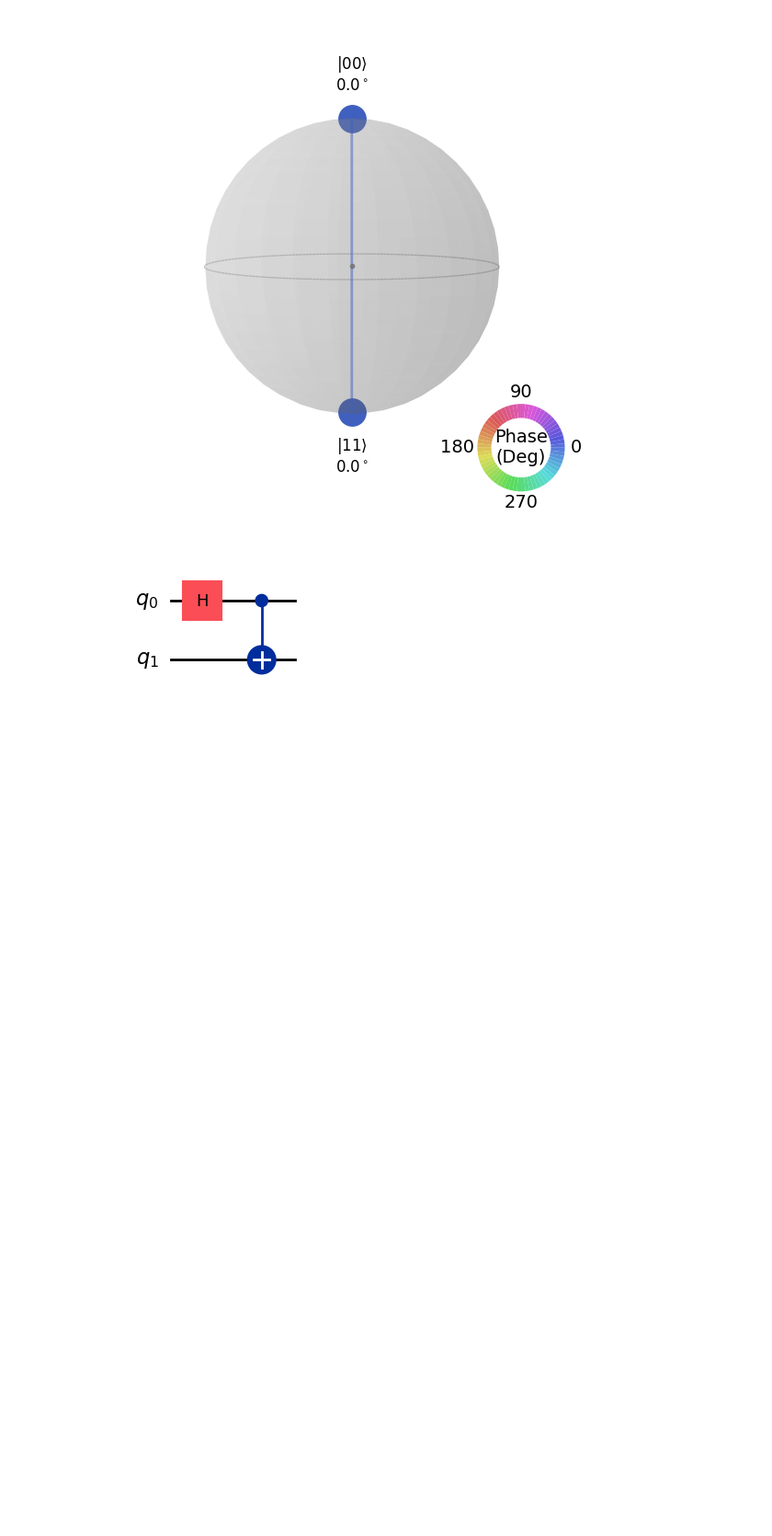
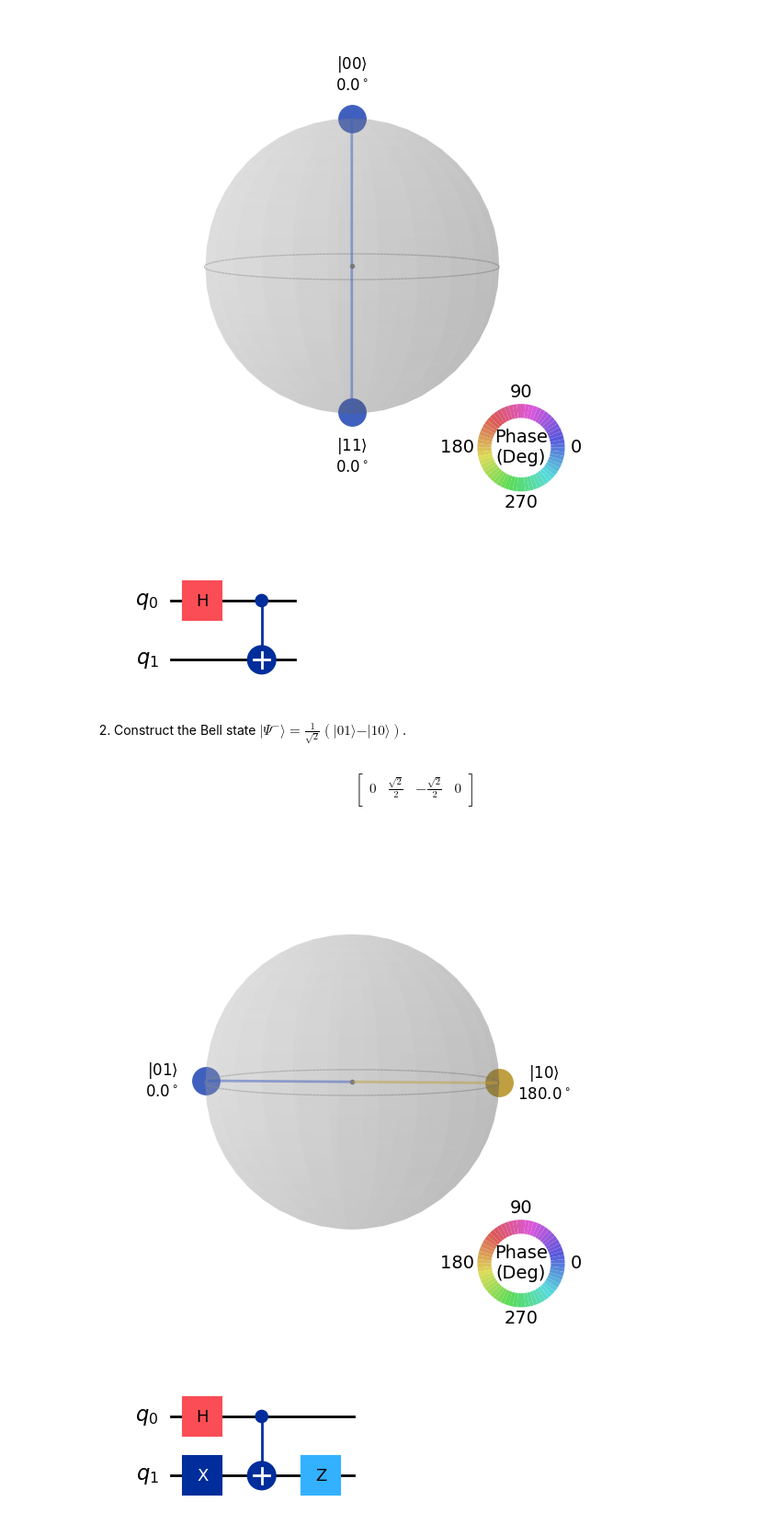
Before and after one commit to ManishSahani24/Quantum-Information-and-Computing, a Jupyter notebook: 1st step in Quantum Computing.ipynb, the cells around one changed output. Shown at 92% size. Saved outputs shown, nothing was run; the diff lists cells and outputs as text; code cells hidden in the pictures; blank space fills up the shorter version.

```diff
--- a/1st step in Quantum Computing.ipynb
+++ b/1st step in Quantum Computing.ipynb
@@ -250,3 +244,29 @@ $$
 $$
 [figure]
 [figure]
+# %% [markdown]
+2. Construct the Bell state $\vert\Psi^-\rangle = \frac{1}{\sqrt{2}}\left(\vert01\rangle - \vert10\rangle\right)$.
+# %%
+
+
+def create_circuit6():
+    qc = QuantumCircuit(2)
+    qc.h(0)
+    qc.x(1)
+    qc.cx(0, 1)
+    qc.z(1)
+    return qc
+
+qc7 = create_circuit6()
+state = Statevector(qc7) # determine final state after running the circuit
+display(array_to_latex(state))
+display(plot_state_qsphere(state, show_state_labels=True, show_state_phases = True, use_degrees = True))
+qc7.draw(output='mpl')
+# %% [output]
+$$
+\begin{bmatrix}
+0 & \frac{\sqrt{2}}{2} & - \frac{\sqrt{2}}{2} & 0  \\
+ \end{bmatrix}
+$$
+[figure, added]
+[figure, added]
```
Also changed, not shown: parts of 2 cells of this notebook.
